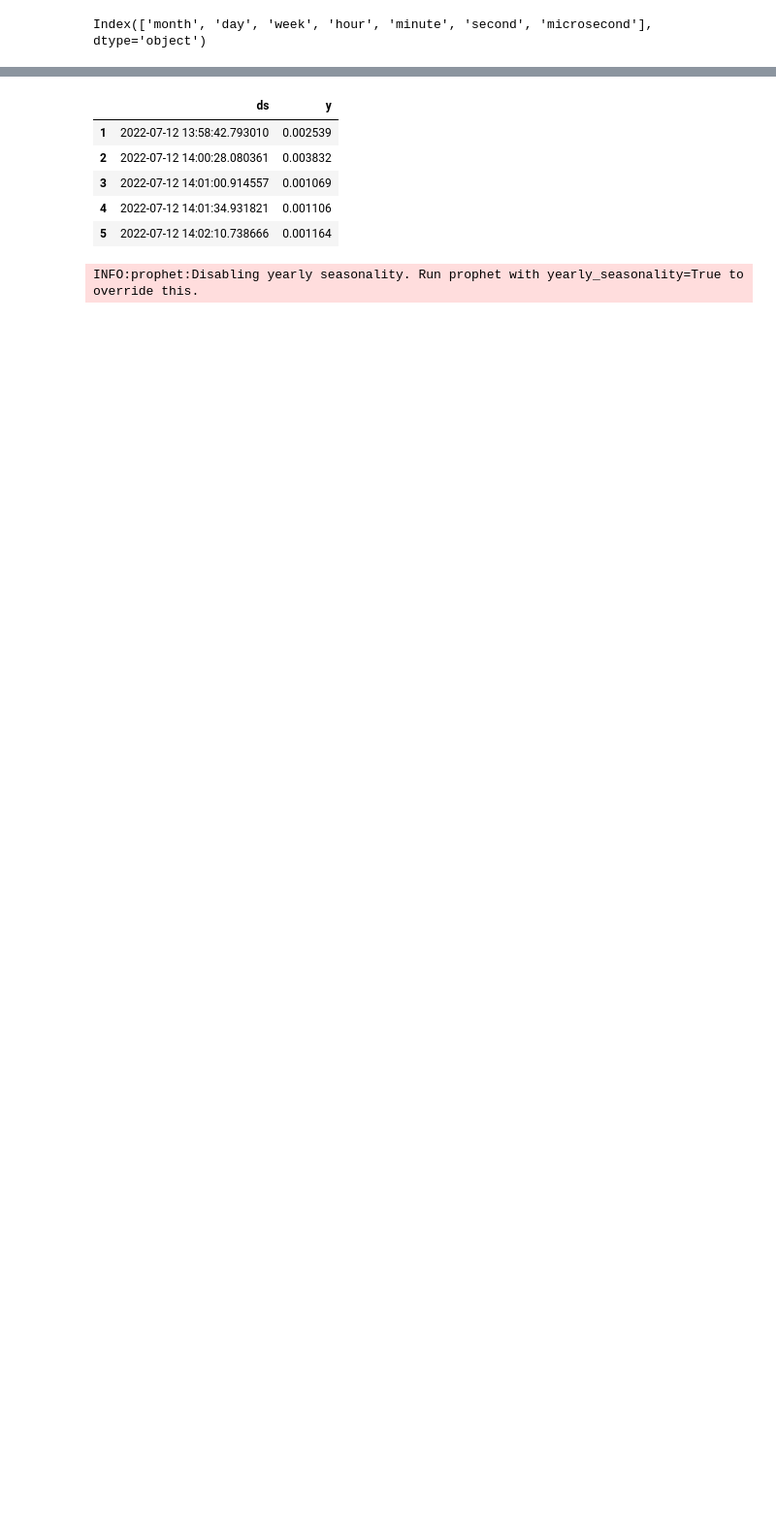
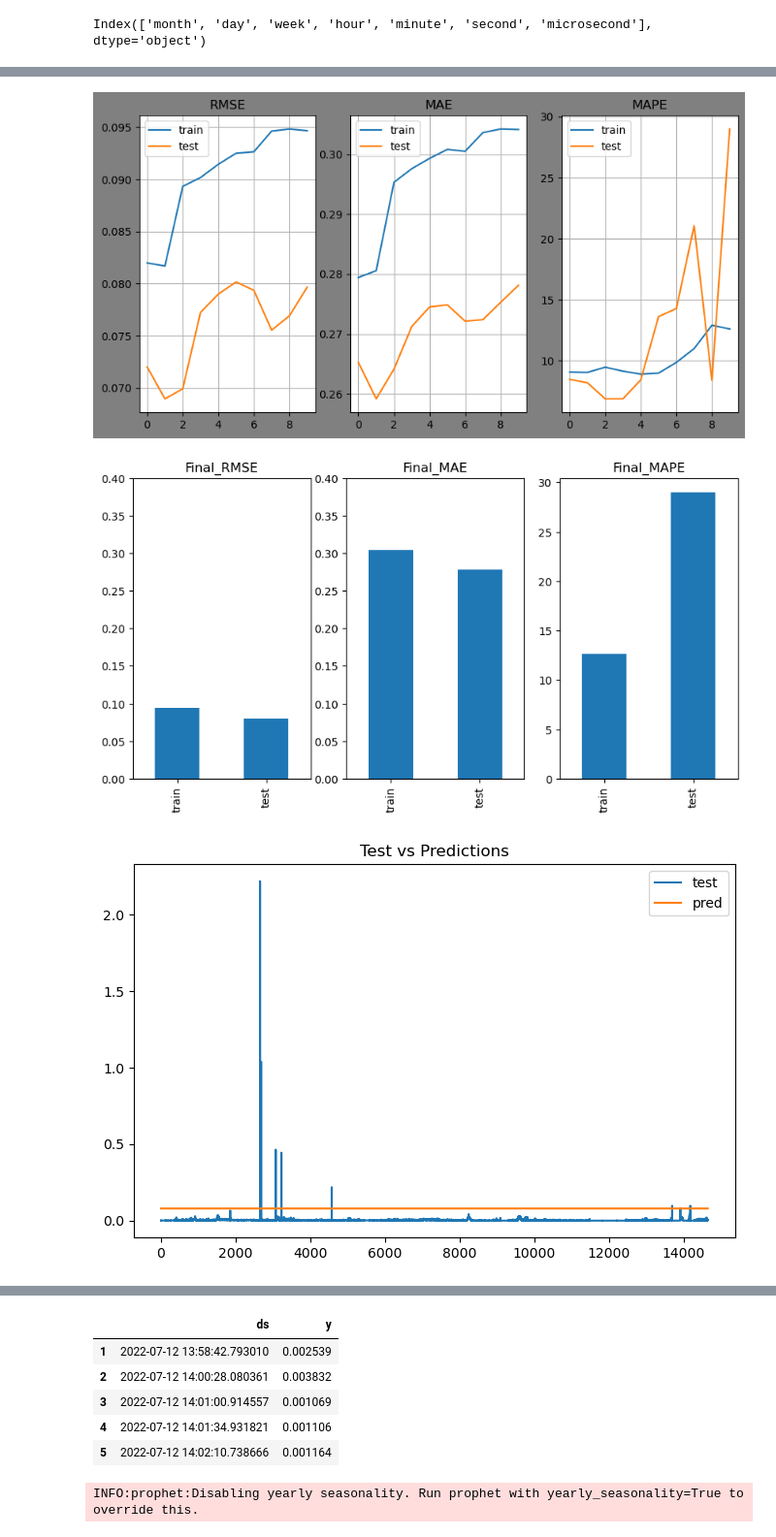
Before and after one commit to Oluwajuwon-O/project_notebooks, a Jupyter notebook: Forecasting/Comparing forecasts.ipynb, the cells around one changed output, grey strips where cells are left out. Shown at 97% size. Saved outputs shown, nothing was run; the diff lists cells and outputs as text; code cells hidden in the pictures; blank space fills up the shorter version.

```diff
--- a/Forecasting/Comparing forecasts.ipynb
+++ b/Forecasting/Comparing forecasts.ipynb
@@ -423,0 +387,48 @@ def data_model_scaled(df=clean_data,model=svr_model):
+# %%
+
+fig, (ax1,ax2,ax3) = plt.subplots(1,3, figsize=[10,5])
+fig.set_facecolor('grey')
+plt.title('SVR Scaled')
+ax1.plot(train_rmse1, label = 'train')
+ax1.plot(test_rmse1, label = 'test')
+ax1.set_title('RMSE')
+ax1.grid()
+ax1.legend()
+ax2.plot(train_mae1, label = 'train')
+ax2.plot(test_mae1, label = 'test')
+ax2.set_title('MAE')
+ax2.grid()
+ax2.legend()
+ax3.plot(train_mape1, label = 'train')
+ax3.plot(test_mape1, label = 'test')
+ax3.set_title('MAPE')
+ax3.legend()
+plt.grid()
+
+
+plt.figure(figsize = [10,5])
+plt.subplot(1,3,1)
+plt.ylim(0,0.4)
+
+pd.Series([train_rmse1[-1],test_rmse1[-1]],index=['train','test']).plot(kind='bar')
+plt.title('Final_RMSE')
+plt.ylim(0,0.4)
+
+plt.subplot(1,3,2)
+pd.Series([train_mae1[-1],test_mae1[-1]],index=['train','test']).plot(kind='bar')
+plt.title('Final_MAE')
+plt.ylim(0,0.4)
+
+plt.subplot(1,3,3)
+pd.Series([train_mape1[-1],test_mape1[-1]],index=['train','test']).plot(kind='bar')
+plt.title('Final_MAPE')
+
+plt.figure(figsize=[8,5])
+plt.plot(np.array(y_test), label='test')
+plt.plot(test_pred1, label='pred')
+plt.title('Test vs Predictions')
+plt.legend();
+# %% [output]
+[figure, added]
+[figure, added]
+[figure, added]
```
Also changed, not shown: parts of 28 cells of this notebook, 6 other files.
